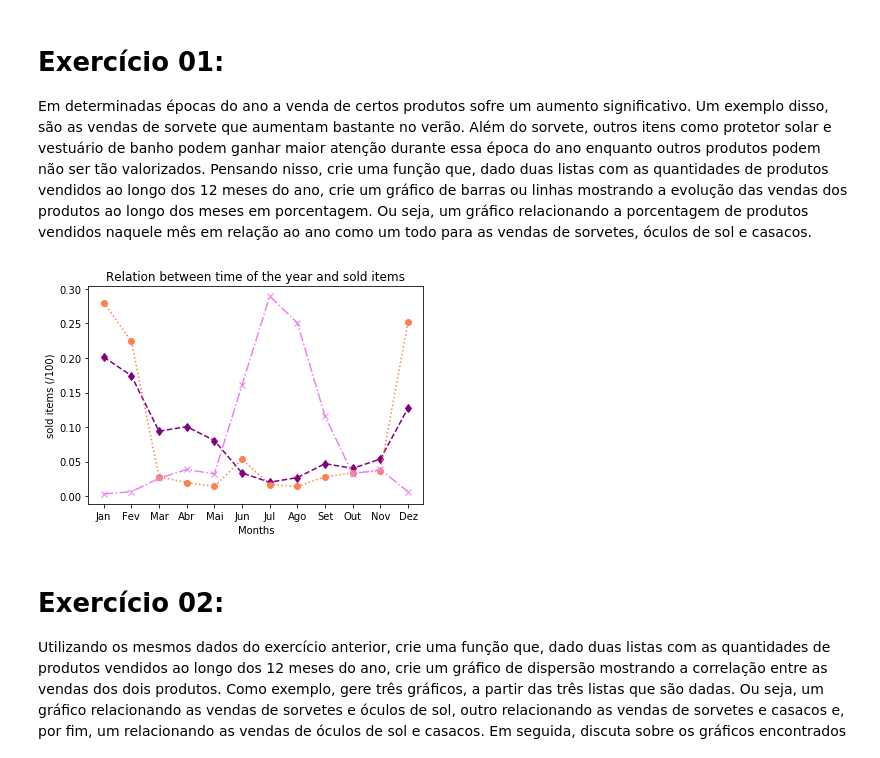
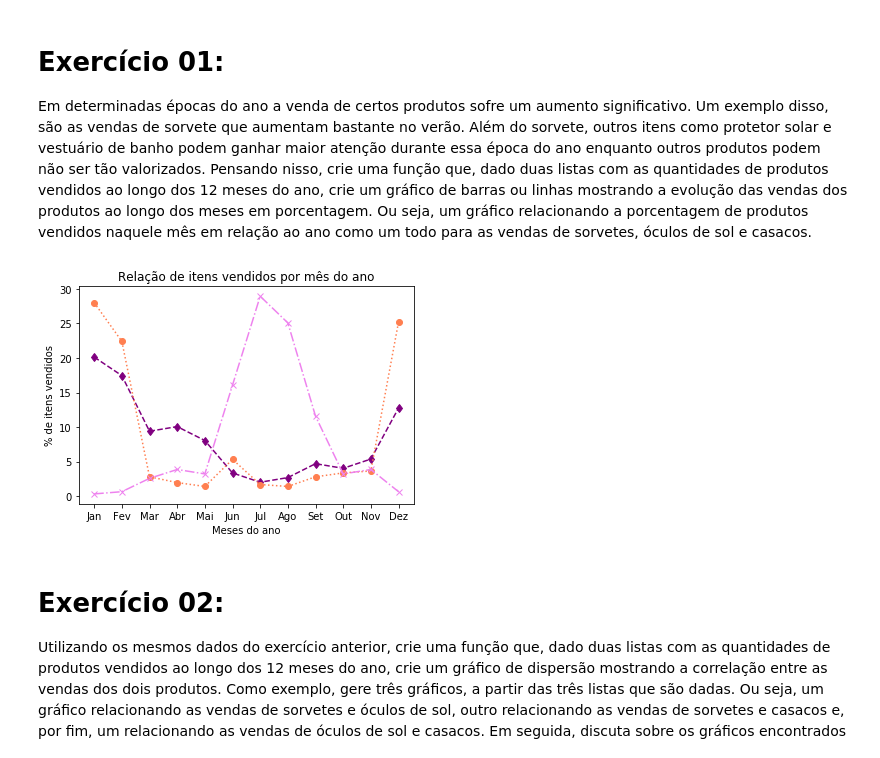
Before and after one commit to innng/data-science-introduction, a Jupyter notebook: lista02.ipynb, the cells around one changed output. Cells and saved outputs as stored; diff of their text form; code cells hidden in the pictures.

```diff
--- a/lista02.ipynb
+++ b/lista02.ipynb
@@ -7,31 +7,30 @@ Em determinadas épocas do ano a venda de certos produtos sofre um aumento signi
 # %%
 from matplotlib import pyplot as plt
 
 #Exemplo:
 ice_cream = [3000, 2600, 1400, 1500, 1200, 500, 300, 400, 700, 600, 800, 1900]
 sunglasses = [1000, 800, 100, 70, 50, 190, 60, 50, 100, 120, 130, 900]
 coats = [10, 20, 80, 120, 100, 500, 900, 780, 360, 100, 120, 20]
 labels = ["Jan", "Fev", "Mar", "Abr", "Mai", "Jun", "Jul", "Ago", "Set", "Out", "Nov", "Dez"]
 
 def bar_or_lines(list1, list2, list3):
 
-    list4 = [x/sum(list1) for x in list1]
-    list5 = [x/sum(list2) for x in list2]
-    list6 = [x/sum(list3) for x in list3]
+    list4 = [x/sum(list1)*100 for x in list1]
+    list5 = [x/sum(list2)*100 for x in list2]
+    list6 = [x/sum(list3)*100 for x in list3]
 
     plt.plot(labels, list4, color='purple', marker='d', linestyle='--')
     plt.plot(labels, list5, color='coral', marker='o', linestyle=':')
     plt.plot(labels, list6, color='violet', marker='x', linestyle='-.')
 
-#     plt.legend(loc=9)
-    plt.xlabel("Months")
-    plt.ylabel("sold items (/100)")
-    plt.title("Relation between time of the year and sold items")
-#     plt.show()
+    plt.xlabel("Meses do ano")
+    plt.ylabel("% de itens vendidos")
+    plt.title("Relação de itens vendidos por mês do ano")
+    plt.show()
 
 bar_or_lines(ice_cream, sunglasses, coats)
 # %% [output]
-[figure, old version]
+[figure, new version]
 # %% [markdown]
 # Exercício 02:
 
```
Also changed, not shown: parts of 3 cells of this notebook.
